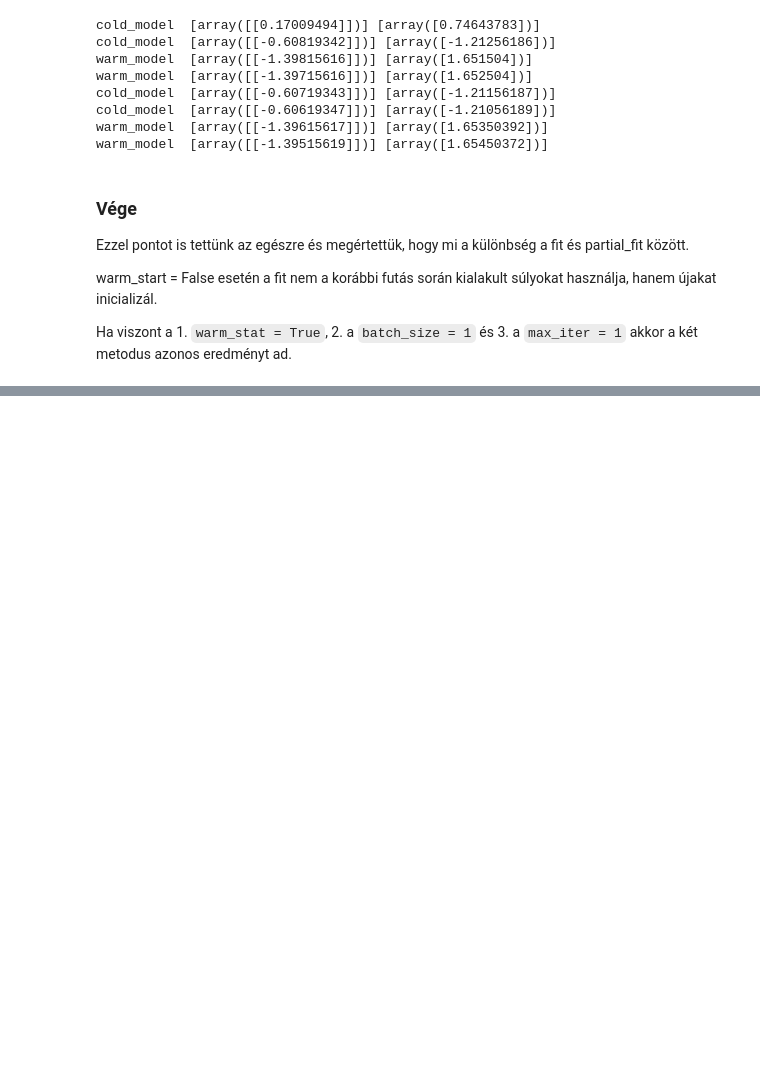
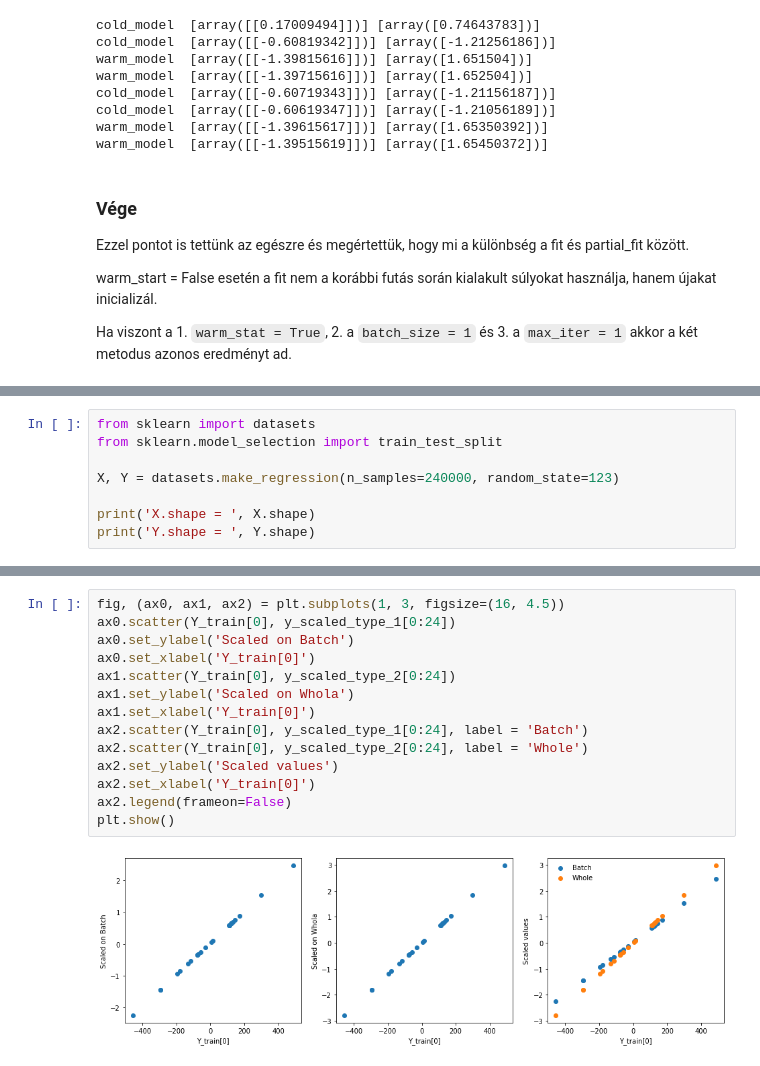
Before and after one commit to JoDeMiro/DeepLearningIntroduction, a Jupyter notebook: Sklearn_Online_Learning.ipynb, the cells around one changed output, grey strips where cells are left out. Drawn from its saved outputs; the diff is of its cells as text; blank space fills up the shorter version.

```diff
--- a/Sklearn_Online_Learning.ipynb
+++ b/Sklearn_Online_Learning.ipynb
@@ -653,0 +658,8 @@ Ha viszont a 1. `warm_stat = True`, 2. a `batch_size = 1` és 3. a `max_iter = 1
+# %%
+from sklearn import datasets
+from sklearn.model_selection import train_test_split
+
+X, Y = datasets.make_regression(n_samples=240000, random_state=123)
+
+print('X.shape = ', X.shape)
+print('Y.shape = ', Y.shape)
@@ -653,0 +864,16 @@ Ha viszont a 1. `warm_stat = True`, 2. a `batch_size = 1` és 3. a `max_iter = 1
+# %%
+fig, (ax0, ax1, ax2) = plt.subplots(1, 3, figsize=(16, 4.5))
+ax0.scatter(Y_train[0], y_scaled_type_1[0:24])
+ax0.set_ylabel('Scaled on Batch')
+ax0.set_xlabel('Y_train[0]')
+ax1.scatter(Y_train[0], y_scaled_type_2[0:24])
+ax1.set_ylabel('Scaled on Whola')
+ax1.set_xlabel('Y_train[0]')
+ax2.scatter(Y_train[0], y_scaled_type_1[0:24], label = 'Batch')
+ax2.scatter(Y_train[0], y_scaled_type_2[0:24], label = 'Whole')
+ax2.set_ylabel('Scaled values')
+ax2.set_xlabel('Y_train[0]')
+ax2.legend(frameon=False)
+plt.show()
+# %% [output]
+[figure, added]
```
Also changed, not shown: parts of 18 cells of this notebook.
